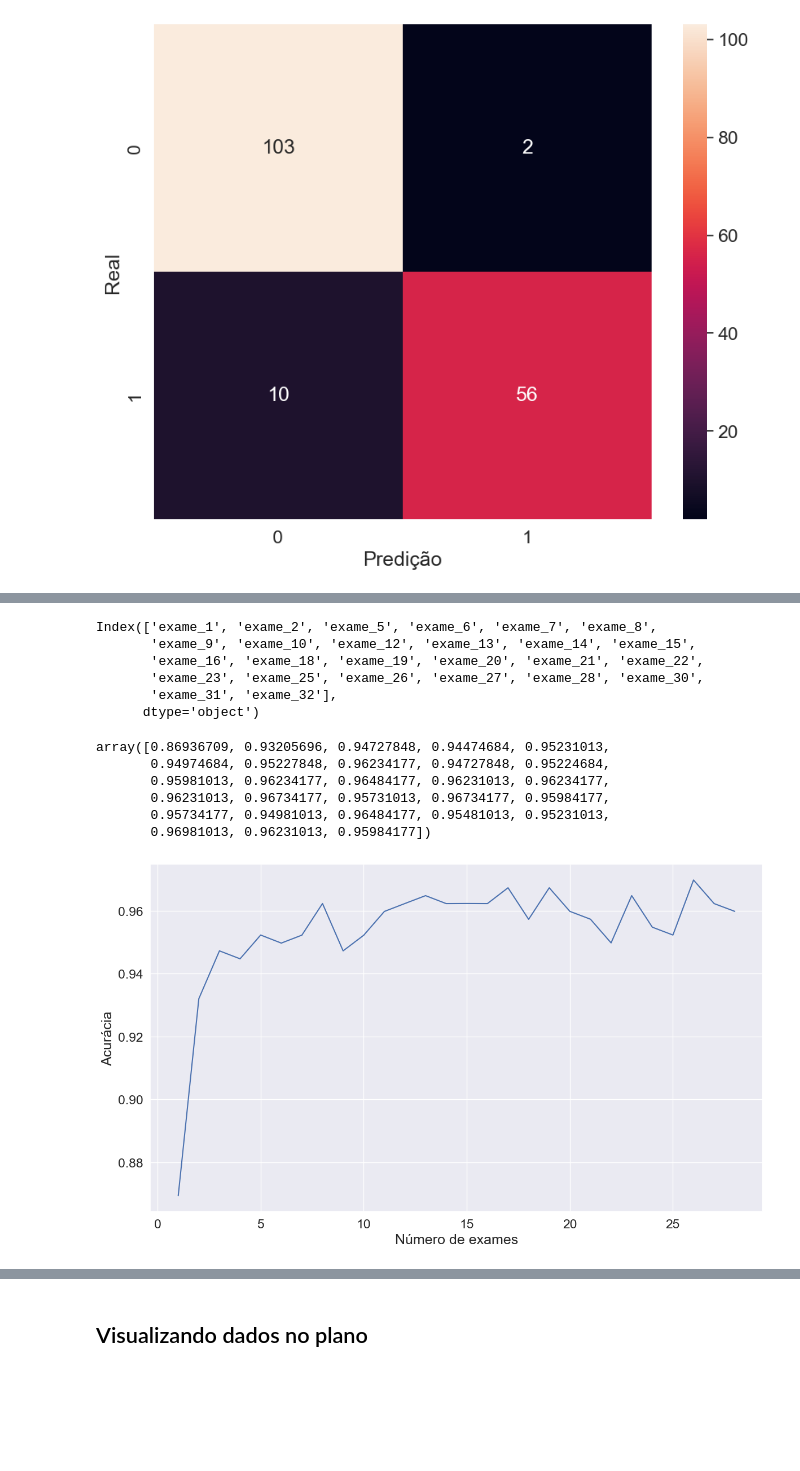
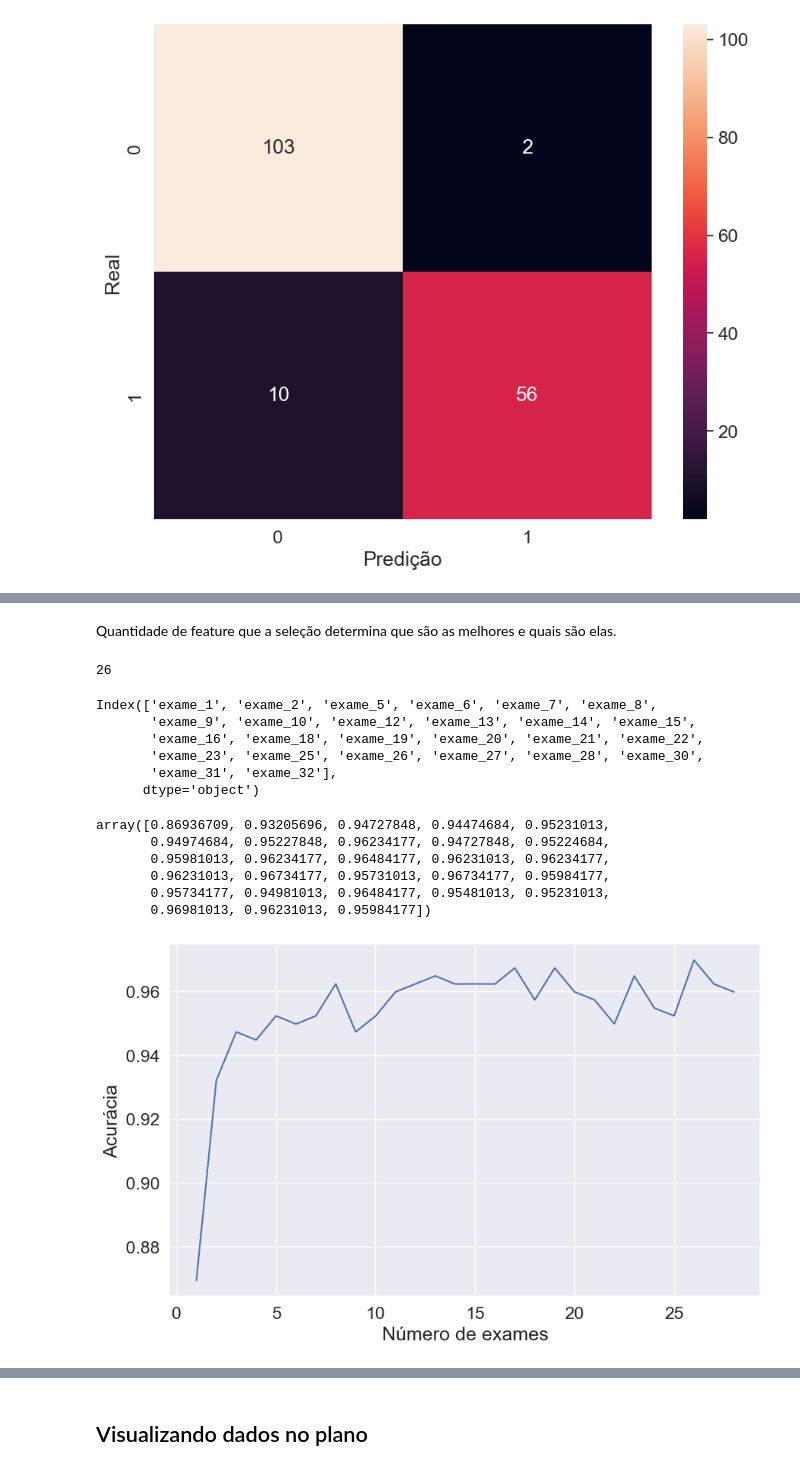
Before and after one commit to jesyavl/EX_ML02_reducao_dimensionalidade, a Jupyter notebook: exames.ipynb, the cells around one changed output, grey strips where cells are left out. Saved outputs shown, nothing was run; the diff lists cells and outputs as text; code cells hidden in the pictures; blank space fills up the shorter version.

Commit message:
inserção da imagem e finalização do projeto

```diff
--- a/exames.ipynb
+++ b/exames.ipynb
@@ -65,0 +63,2 @@ resultados_exames.head()
+# %%
+resultados_exames = resultados_exames.drop(['id'], axis = 1)
@@ -70,8 +118,15 @@ resultados_exames.shape
 # %%
-SEED = 123143
+SEED = 1231
 random.seed(SEED)
 
-valores_exames = resultados_exames.drop(['id', 'diagnostico'], axis = 1)
+valores_exames = resultados_exames.drop(['diagnostico'], axis = 1)
 diagnostico = resultados_exames['diagnostico']
+valores_exames_v1 = valores_exames.drop(['exame_33'], axis = 1)
 
-treino_x, teste_x, treino_y, teste_y = train_test_split(valores_exames, diagnostico)
+treino_x, teste_x, treino_y, teste_y = train_test_split(valores_exames_v1, diagnostico, test_size = 0.3)
+
+classificador = RandomForestClassifier(n_estimators = 100)
+classificador.fit(treino_x, treino_y)
+
+acuracia_teste_1 = round(classificador.score(teste_x, teste_y) * 100, 2)
+print(f'Resultado da classificação: {acuracia_teste_1}%')
@@ -149,13 +134,0 @@ Como a maioria dos dados do exame 33 é nulo, 73,63% dos dados, o melhor é remo
-# %%
-SEED = 123143
-random.seed(SEED)
-
-valores_exames = resultados_exames.drop(['id', 'diagnostico'], axis = 1)
-diagnostico = resultados_exames['diagnostico']
-valores_exames_v1 = valores_exames.drop(['exame_33'], axis = 1)
-
-treino_x, teste_x, treino_y, teste_y = train_test_split(valores_exames_v1, diagnostico, test_size = 0.3)
-
-classificador = RandomForestClassifier(n_estimators = 100)
-classificador.fit(treino_x, treino_y)
-print(f'Resultado da classificação: {classificador.score(teste_x, teste_y) * 100:.2f}%')
@@ -537 +360,7 @@ array([ True,  True,  True,  True,  True,  True,  True,  True, False,
+# %% [markdown]
+Quantidade de feature que a seleção determina que são as melhores e quais são elas.
+# %%
+selecionador_rfecv.n_features_
+# %% [output]
+26
 # %%
@@ -543,22 +373,21 @@ Index(['exame_1', 'exame_2', 'exame_5', 'exame_6', 'exame_7', 'exame_8',
        'exame_23', 'exame_25', 'exame_26', 'exame_27', 'exame_28', 'exame_30',
        'exame_31', 'exame_32'],
       dtype='object')
-# %%
-selecionador_rfecv.cv_results_['mean_test_score']
-# acuracia usando 1 features, 2 features... todas features
-# %% [output]
-array([0.86936709, 0.93205696, 0.94727848, 0.94474684, 0.95231013,
-       0.94974684, 0.95227848, 0.96234177, 0.94727848, 0.95224684,
-       0.95981013, 0.96234177, 0.96484177, 0.96231013, 0.96234177,
-       0.96231013, 0.96734177, 0.95731013, 0.96734177, 0.95984177,
-       0.95734177, 0.94981013, 0.96484177, 0.95481013, 0.95231013,
-       0.96981013, 0.96231013, 0.95984177])
+# %%
+selecionador_rfecv.cv_results_['mean_test_score']
+# %% [output]
+array([0.86936709, 0.93205696, 0.94727848, 0.94474684, 0.95231013,
+       0.94974684, 0.95227848, 0.96234177, 0.94727848, 0.95224684,
+       0.95981013, 0.96234177, 0.96484177, 0.96231013, 0.96234177,
+       0.96231013, 0.96734177, 0.95731013, 0.96734177, 0.95984177,
+       0.95734177, 0.94981013, 0.96484177, 0.95481013, 0.95231013,
+       0.96981013, 0.96231013, 0.95984177])
 # %%
-plt.figure(figsize = (14, 8))
+plt.figure(figsize = (10, 6))
 plt.xlabel("Número de exames")
 plt.ylabel("Acurácia")
 
 plt.plot(range(1, len(selecionador_rfecv.cv_results_['mean_test_score']) + 1), selecionador_rfecv.cv_results_['mean_test_score'])
 plt.show()
 # %% [output]
-[figure, old version]
+[figure, new version]
```
Also changed, not shown: parts of 114 cells of this notebook, 1 other file.
